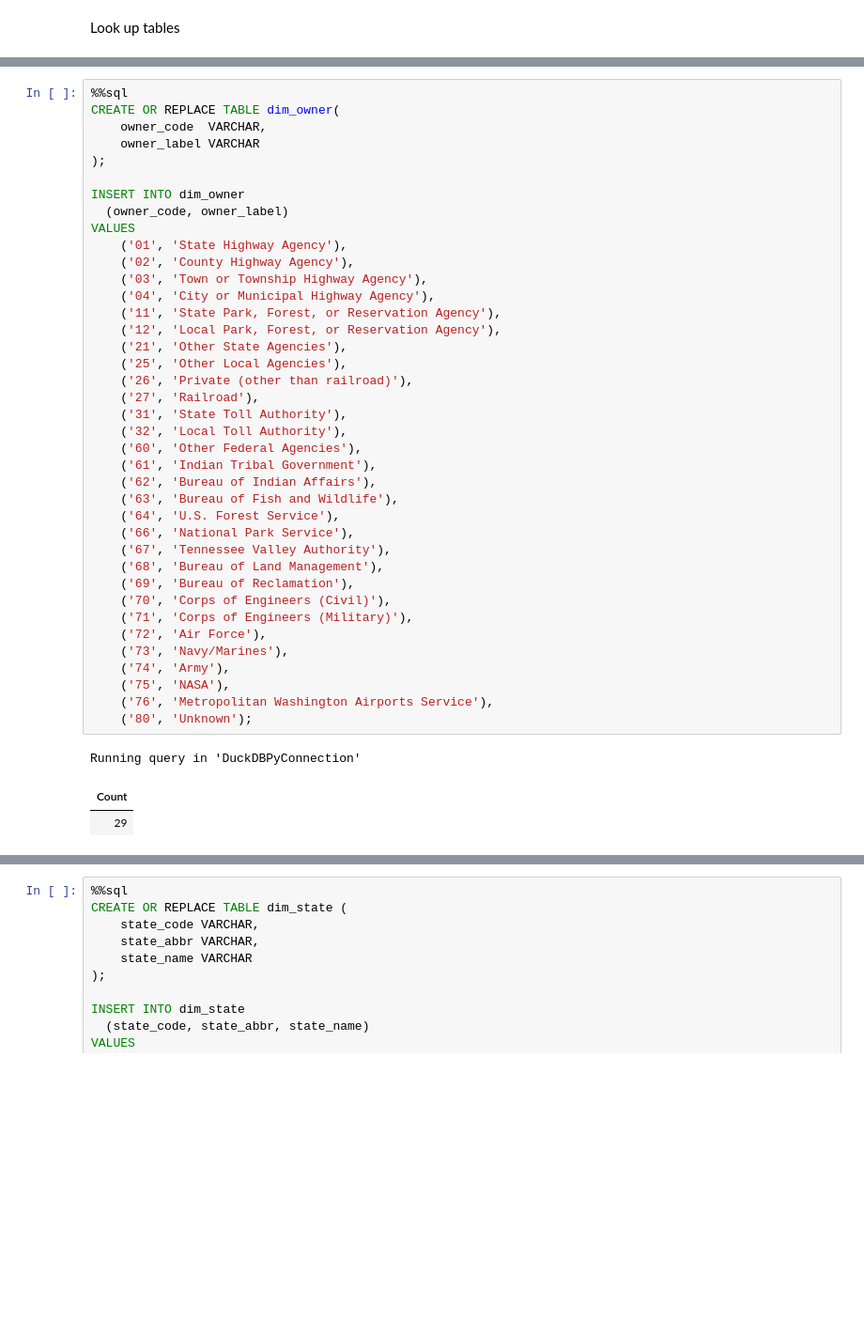
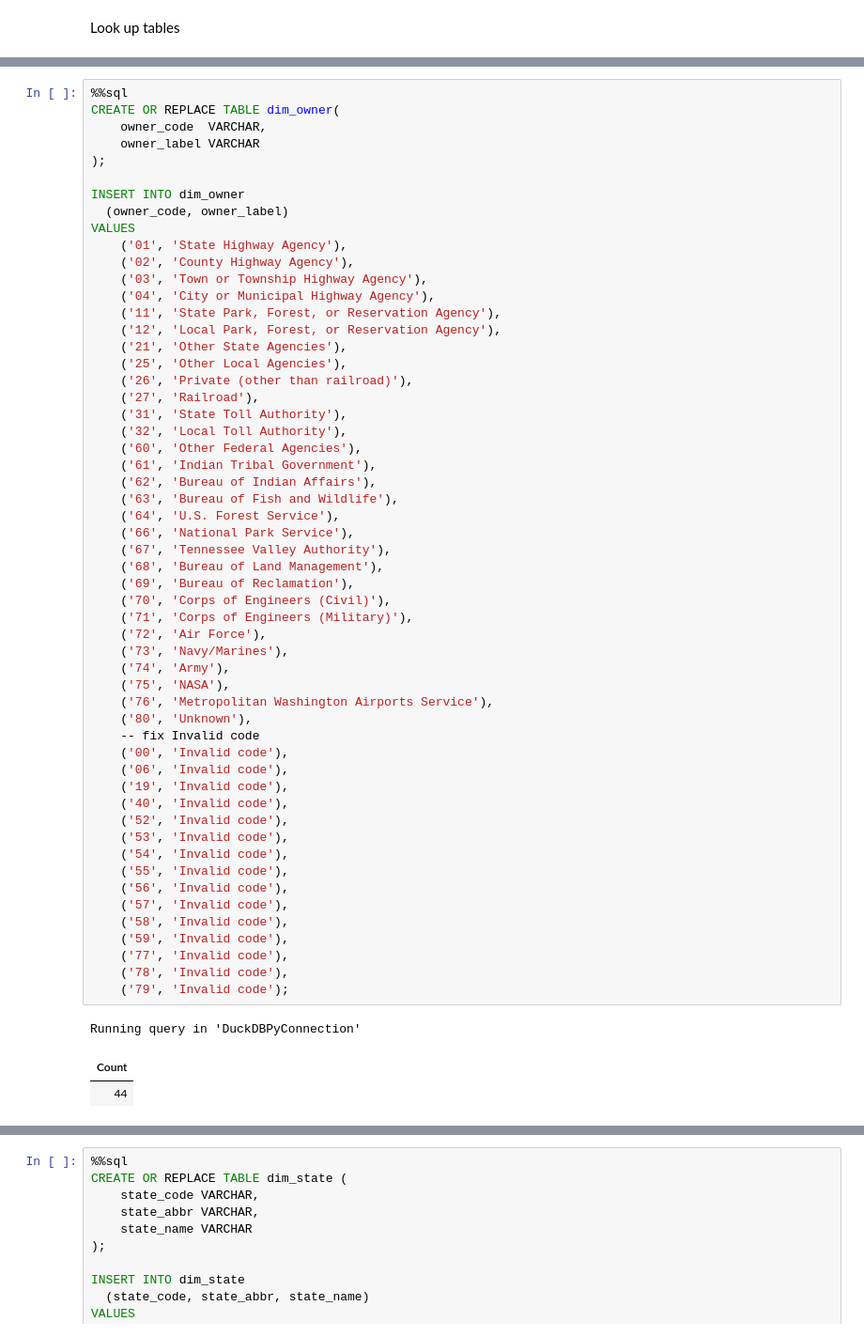
Before and after one commit to AHichem/bridge-deterioration-nbi, a Jupyter notebook: notebooks/02_sql_model.ipynb, the cells around one changed output, grey strips where cells are left out. Shown at 94% size. Drawn from its saved outputs; the diff is of its cells as text; blank space fills up the shorter version.

```diff
--- a/notebooks/02_sql_model.ipynb
+++ b/notebooks/02_sql_model.ipynb
@@ -465,32 +460,48 @@ VALUES
     ('02', 'County Highway Agency'),
     ('03', 'Town or Township Highway Agency'),
     ('04', 'City or Municipal Highway Agency'),
     ('11', 'State Park, Forest, or Reservation Agency'),
     ('12', 'Local Park, Forest, or Reservation Agency'),
     ('21', 'Other State Agencies'),
     ('25', 'Other Local Agencies'),
     ('26', 'Private (other than railroad)'),
     ('27', 'Railroad'),
     ('31', 'State Toll Authority'),
     ('32', 'Local Toll Authority'),
     ('60', 'Other Federal Agencies'),
     ('61', 'Indian Tribal Government'),
     ('62', 'Bureau of Indian Affairs'),
     ('63', 'Bureau of Fish and Wildlife'),
     ('64', 'U.S. Forest Service'),
     ('66', 'National Park Service'),
     ('67', 'Tennessee Valley Authority'),
     ('68', 'Bureau of Land Management'),
     ('69', 'Bureau of Reclamation'),
     ('70', 'Corps of Engineers (Civil)'),
     ('71', 'Corps of Engineers (Military)'),
     ('72', 'Air Force'),
     ('73', 'Navy/Marines'),
     ('74', 'Army'),
     ('75', 'NASA'),
     ('76', 'Metropolitan Washington Airports Service'),
-    ('80', 'Unknown');
+    ('80', 'Unknown'),
+    -- fix Invalid code
+    ('00', 'Invalid code'),
+    ('06', 'Invalid code'),
+    ('19', 'Invalid code'),
+    ('40', 'Invalid code'),
+    ('52', 'Invalid code'),
+    ('53', 'Invalid code'),
+    ('54', 'Invalid code'),
+    ('55', 'Invalid code'),
+    ('56', 'Invalid code'),
+    ('57', 'Invalid code'),
+    ('58', 'Invalid code'),
+    ('59', 'Invalid code'),
+    ('77', 'Invalid code'),
+    ('78', 'Invalid code'),
+    ('79', 'Invalid code');
 # %% [output]
 Running query in 'DuckDBPyConnection'
 | Count |
-| 29 |
+| 44 |
```
Also changed, not shown: parts of 13 cells of this notebook.
